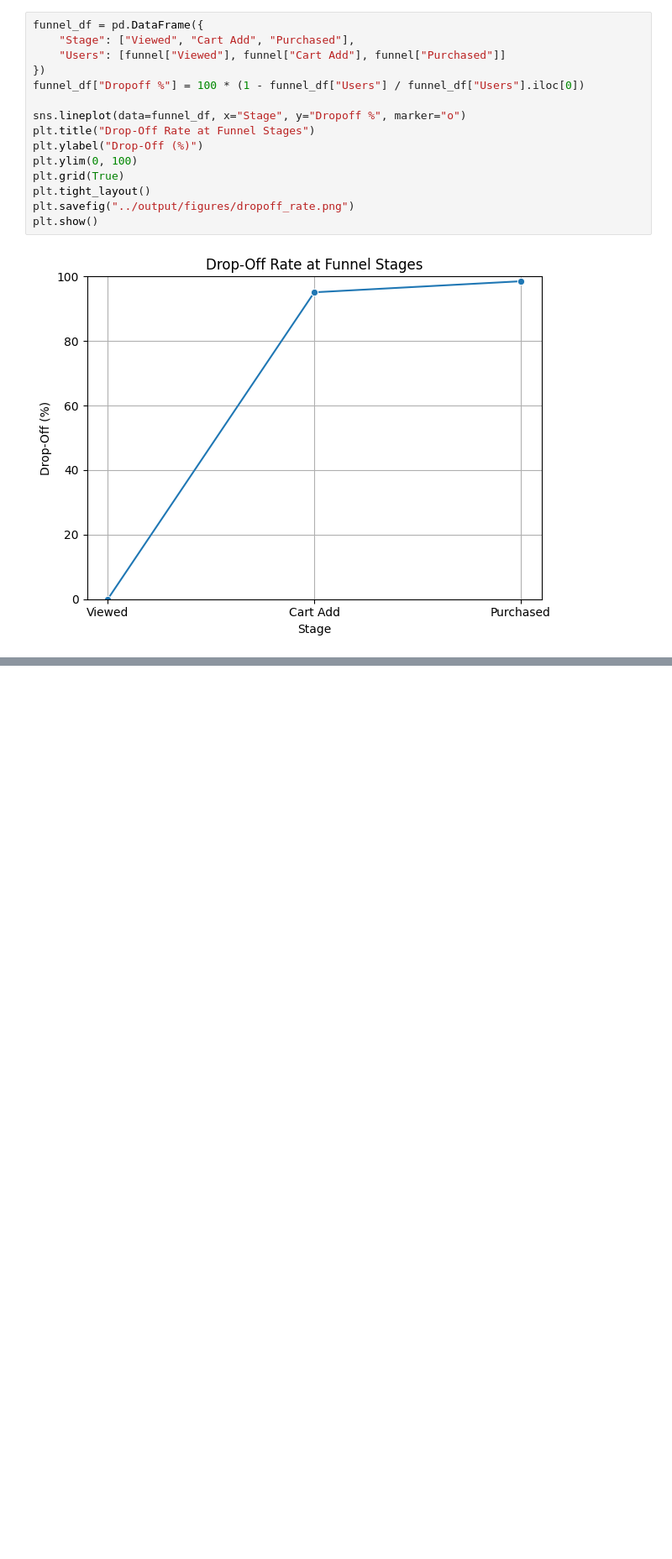
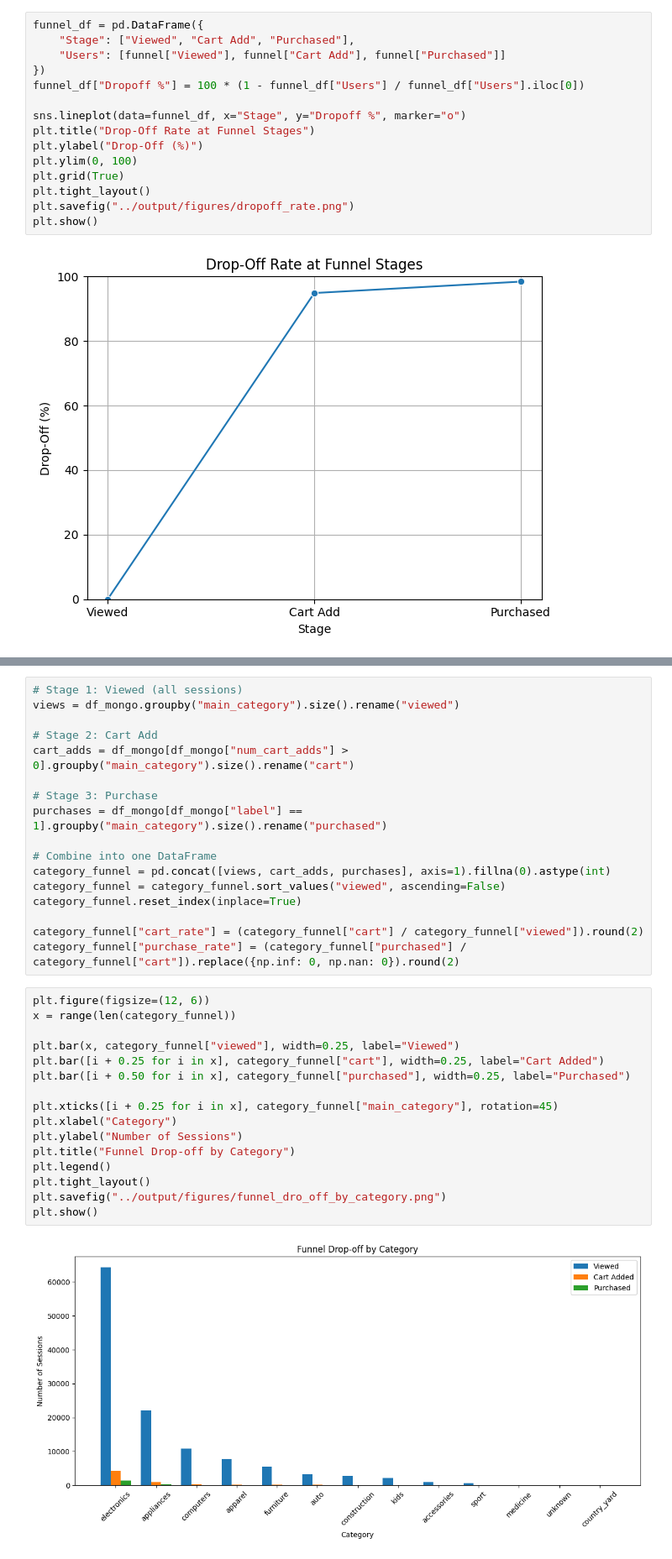
Before and after one commit to shivamAmrutia/ecomm-bigdata-project, a Jupyter notebook: notebooks/exploration1.ipynb, the cells around one changed output, grey strips where cells are left out. Shown at 84% size. Drawn from its saved outputs; the diff is of its cells as text; blank space fills up the shorter version.

```diff
--- a/notebooks/exploration1.ipynb
+++ b/notebooks/exploration1.ipynb
@@ -292,0 +470,35 @@ plt.show()
+# %%
+# Stage 1: Viewed (all sessions)
+views = df_mongo.groupby("main_category").size().rename("viewed")
+
+# Stage 2: Cart Add
+cart_adds = df_mongo[df_mongo["num_cart_adds"] > 0].groupby("main_category").size().rename("cart")
+
+# Stage 3: Purchase
+purchases = df_mongo[df_mongo["label"] == 1].groupby("main_category").size().rename("purchased")
+
+# Combine into one DataFrame
+category_funnel = pd.concat([views, cart_adds, purchases], axis=1).fillna(0).astype(int)
+category_funnel = category_funnel.sort_values("viewed", ascending=False)
+category_funnel.reset_index(inplace=True)
+
+category_funnel["cart_rate"] = (category_funnel["cart"] / category_funnel["viewed"]).round(2)
+category_funnel["purchase_rate"] = (category_funnel["purchased"] / category_funnel["cart"]).replace({np.inf: 0, np.nan: 0}).round(2)
+# %%
+plt.figure(figsize=(12, 6))
+x = range(len(category_funnel))
+
+plt.bar(x, category_funnel["viewed"], width=0.25, label="Viewed")
+plt.bar([i + 0.25 for i in x], category_funnel["cart"], width=0.25, label="Cart Added")
+plt.bar([i + 0.50 for i in x], category_funnel["purchased"], width=0.25, label="Purchased")
+
+plt.xticks([i + 0.25 for i in x], category_funnel["main_category"], rotation=45)
+plt.xlabel("Category")
+plt.ylabel("Number of Sessions")
+plt.title("Funnel Drop-off by Category")
+plt.legend()
+plt.tight_layout()
+plt.savefig("../output/figures/funnel_dro_off_by_category.png")
+plt.show()
+# %% [output]
+[figure, added]
```
Also changed, not shown: parts of 22 cells of this notebook, 4 other files.
